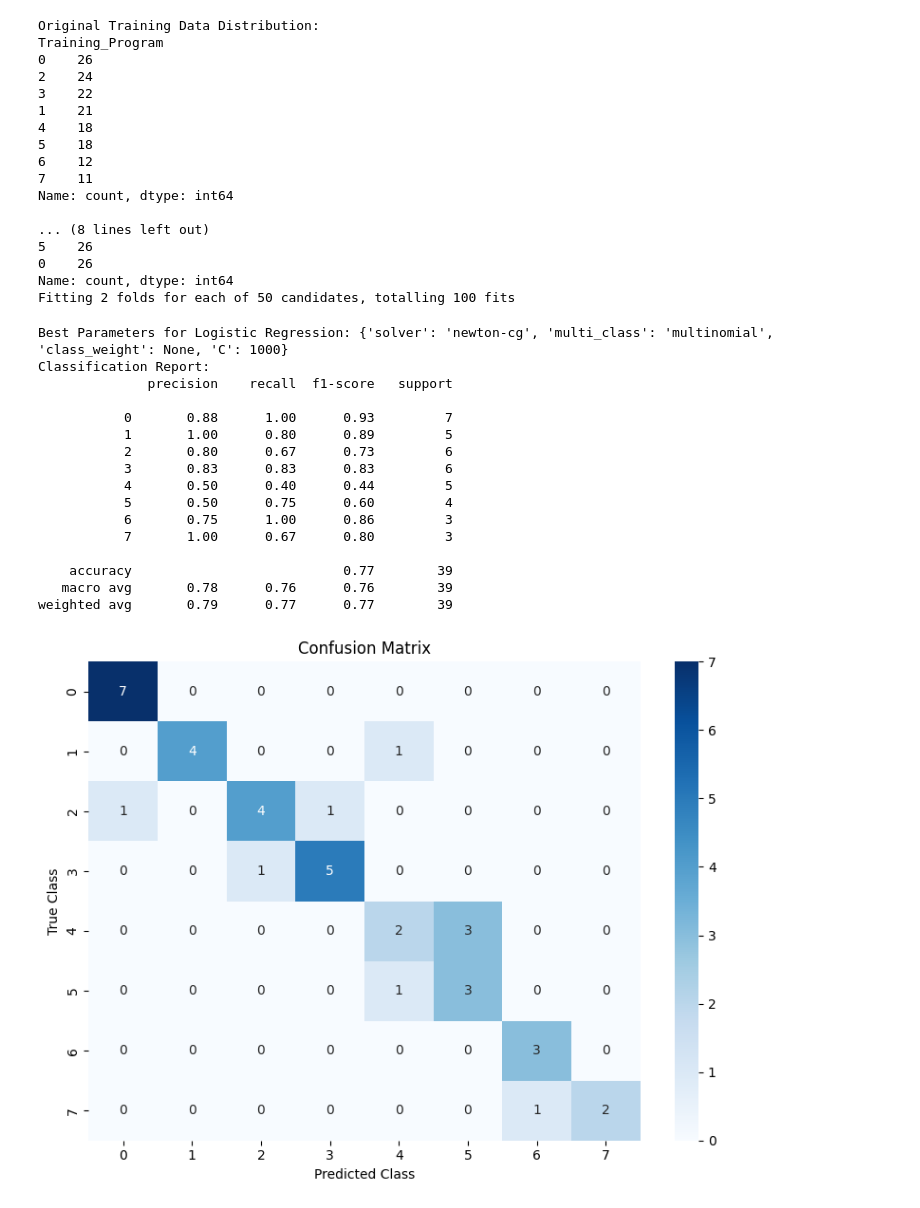
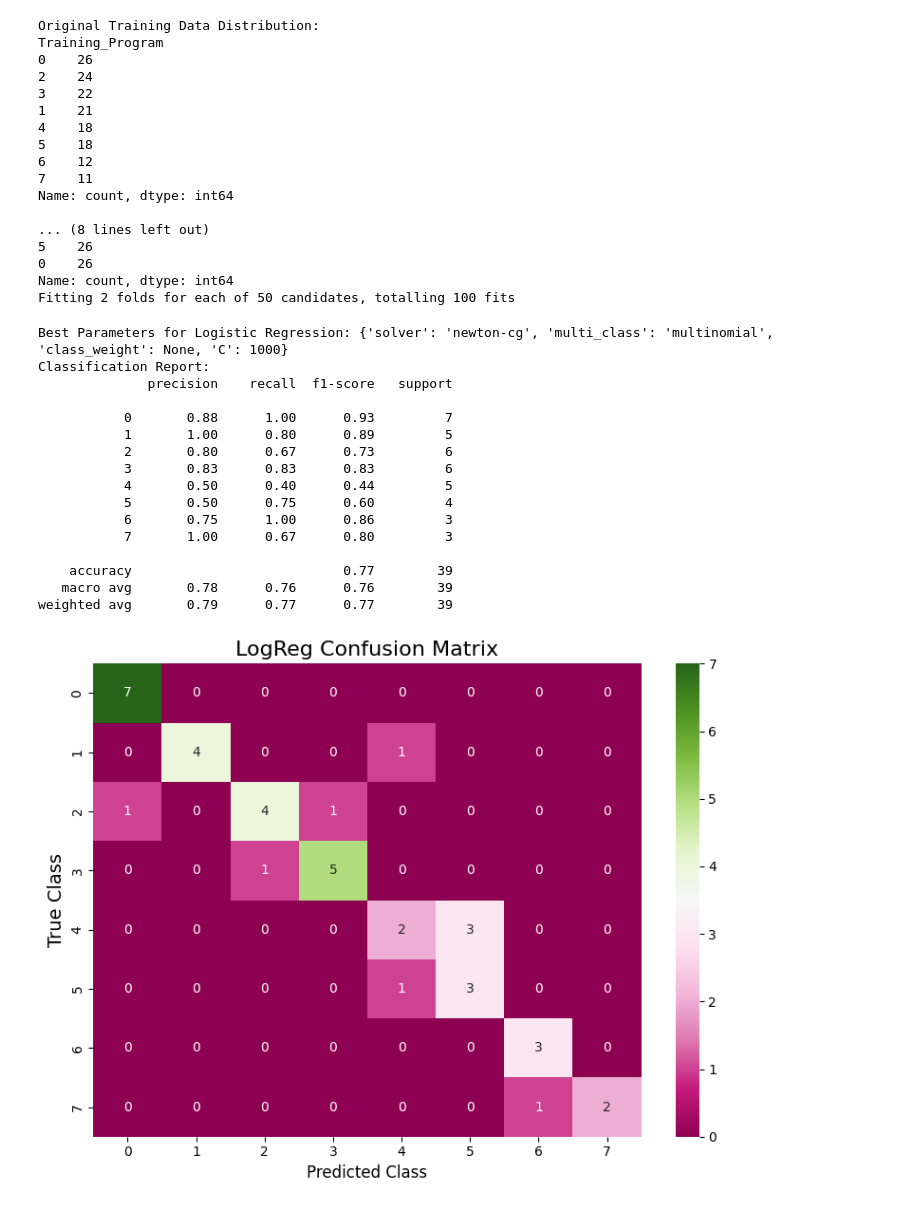
Before and after one commit to idilersudas/MastersProject, a Jupyter notebook: LogRegression.ipynb, the cells around one changed output. Saved outputs shown, nothing was run; the diff lists cells and outputs as text; code cells hidden in the pictures.

```diff
--- a/LogRegression.ipynb
+++ b/LogRegression.ipynb
@@ -82,10 +82,10 @@ conf_matrix = confusion_matrix(y_test, y_pred)
 
 # Visualize the confusion matrix
 plt.figure(figsize=(8, 6))
-sns.heatmap(conf_matrix, annot=True, fmt='d', cmap='Blues', xticklabels=best_logreg.classes_, yticklabels=best_logreg.classes_)
-plt.title('Confusion Matrix')
-plt.xlabel('Predicted Class')
-plt.ylabel('True Class')
+sns.heatmap(conf_matrix, annot=True, fmt='d', cmap='PiYG', xticklabels=best_logreg.classes_, yticklabels=best_logreg.classes_)
+plt.title('LogReg Confusion Matrix',fontsize=16)
+plt.xlabel('Predicted Class',fontsize=12)
+plt.ylabel('True Class',fontsize=14)
 plt.tight_layout()
 plt.show()
 
@@ -141,34 +141,34 @@ Training_Program
 2    24
 3    22
 1    21
 4    18
 5    18
 6    12
 7    11
 Name: count, dtype: int64
 
 ... (8 lines left out)
 5    26
 0    26
 Name: count, dtype: int64
 Fitting 2 folds for each of 50 candidates, totalling 100 fits
 Best Parameters for Logistic Regression: {'solver': 'newton-cg', 'multi_class': 'multinomial', 'class_weight': None, 'C': 1000}
 Classification Report:
               precision    recall  f1-score   support
 
            0       0.88      1.00      0.93         7
            1       1.00      0.80      0.89         5
            2       0.80      0.67      0.73         6
            3       0.83      0.83      0.83         6
            4       0.50      0.40      0.44         5
            5       0.50      0.75      0.60         4
            6       0.75      1.00      0.86         3
            7       1.00      0.67      0.80         3
 
     accuracy                           0.77        39
    macro avg       0.78      0.76      0.76        39
 weighted avg       0.79      0.77      0.77        39
-[figure, old version]
+[figure, new version]
 [figure]
 Overall PR AUC (Macro Average): 0.79
 Logistic Regression Feature Importances:
```
Also changed, not shown: 3 other files.
